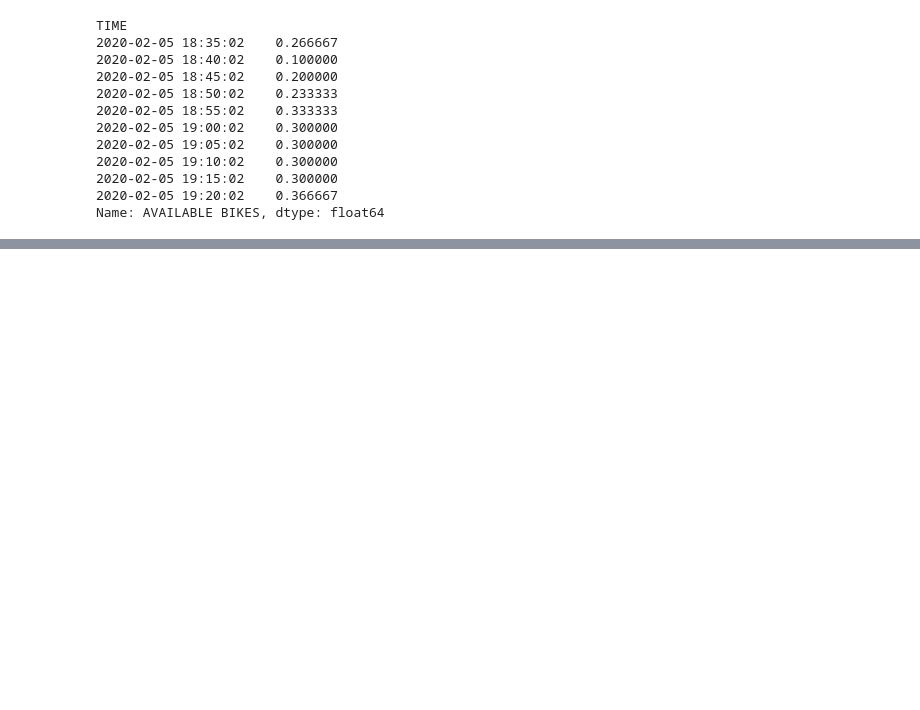
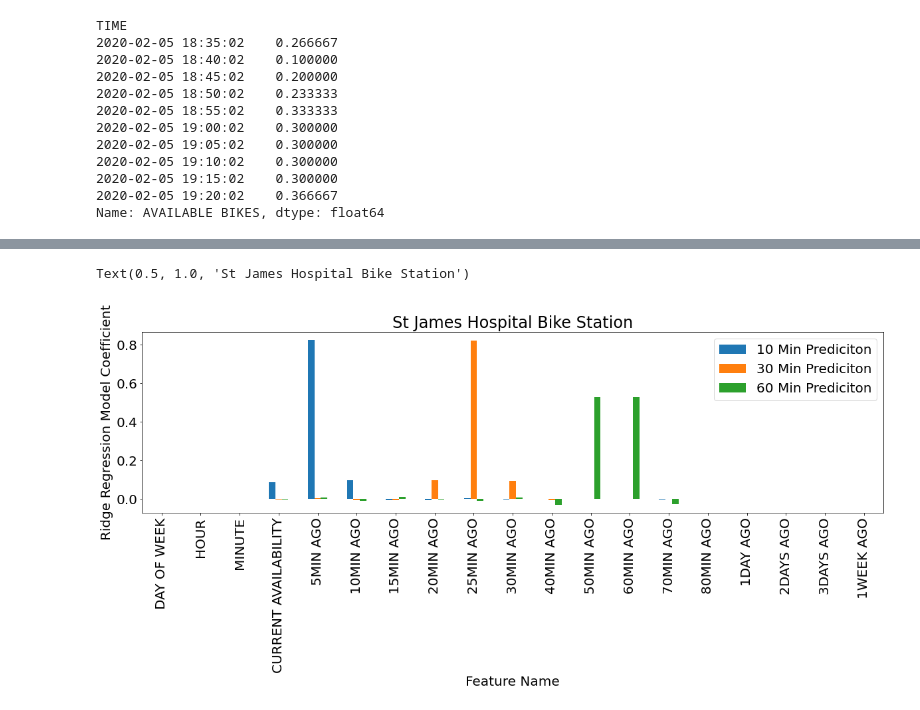
Before and after one commit to cormac-doyle/Final-Assignment-Machine-Learning, a Jupyter notebook: feature_engineering.ipynb, the cells around one changed output, grey strips where cells are left out. Saved outputs shown, nothing was run; the diff lists cells and outputs as text; code cells hidden in the pictures; blank space fills up the shorter version.

```diff
--- a/feature_engineering.ipynb
+++ b/feature_engineering.ipynb
@@ -164,2 +204,10 @@ df
+# %%
+plt.rc('font',size=20)
+hospital_features_df.plot.bar(figsize=(20,5))
+plt.ylabel("Ridge Regression Model Coefficient")
+plt.title("St James Hospital Bike Station")
+# %% [output]
+Text(0.5, 1.0, 'St James Hospital Bike Station')
+[figure, added]
 # %%
 plt.rc('font',size=20)
```
Also changed, not shown: parts of 8 cells of this notebook, 2 other files.
